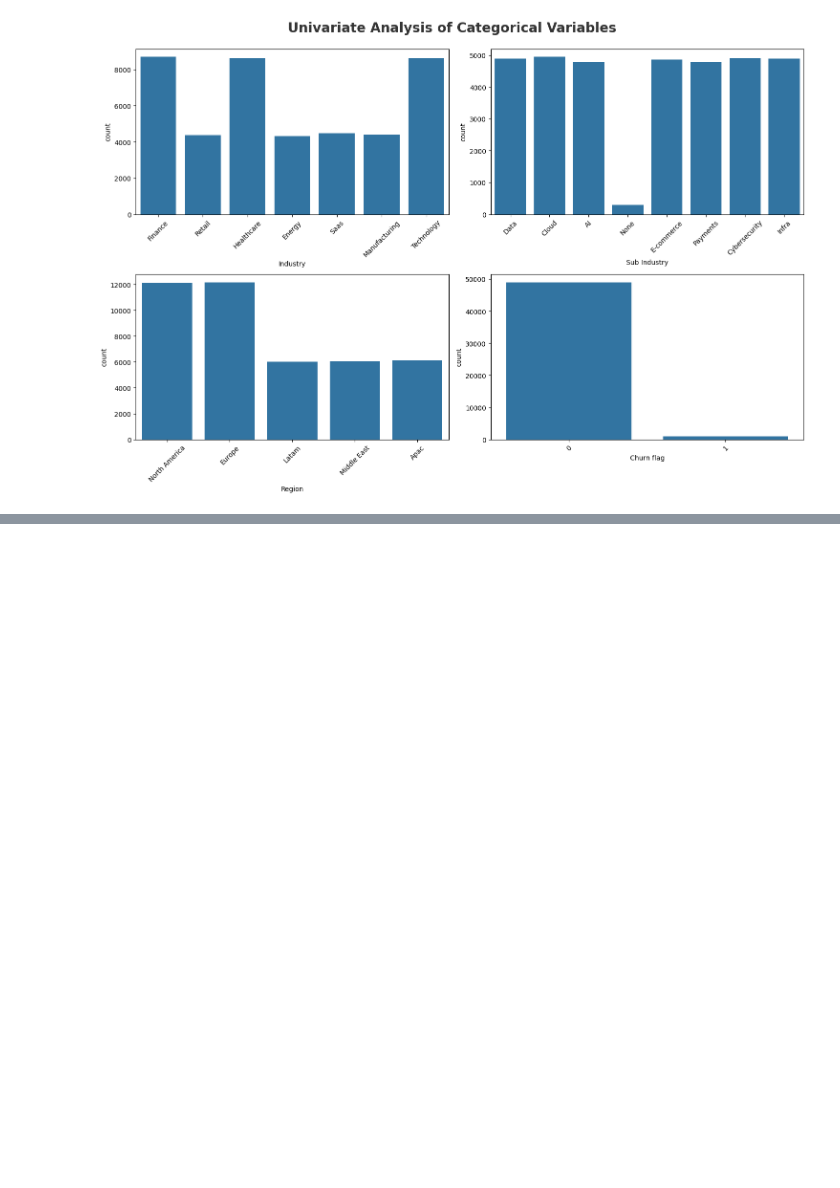
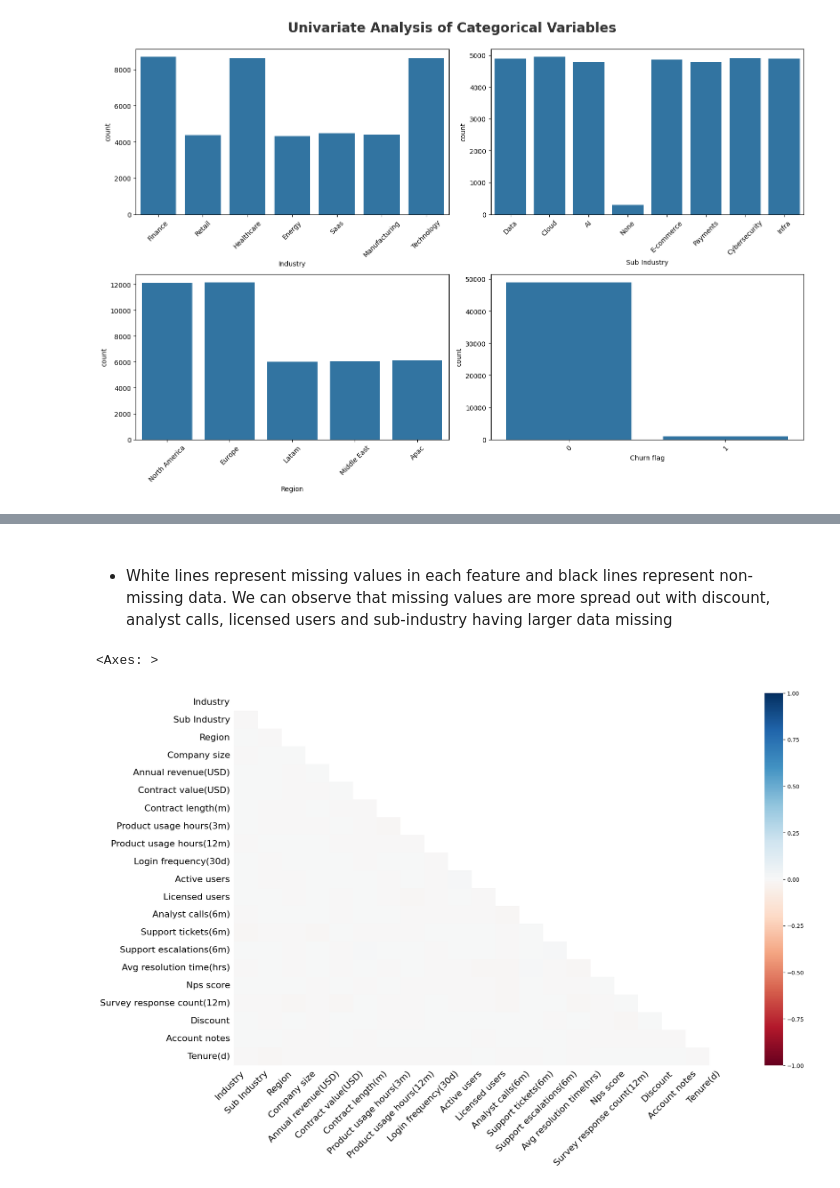
Before and after one commit to prathamgarg08/Churn-Prediction, a Jupyter notebook: notebooks/EDA.ipynb, the cells around one changed output, grey strips where cells are left out. Cells and saved outputs as stored; diff of their text form; code cells hidden in the pictures; blank space fills up the shorter version.

```diff
--- a/notebooks/EDA.ipynb
+++ b/notebooks/EDA.ipynb
@@ -304,0 +352,8 @@ plt.show()
+# %% [markdown]
+###
+* White lines represent missing values in each feature and black lines represent non-missing data. We can observe that missing values are more spread out with discount, analyst calls, licensed users and sub-industry having larger data missing
+# %%
+mno.heatmap(df)
+# %% [output]
+<Axes: >
+[figure, added]
```
Also changed, not shown: parts of 25 cells of this notebook, 5 other files.
